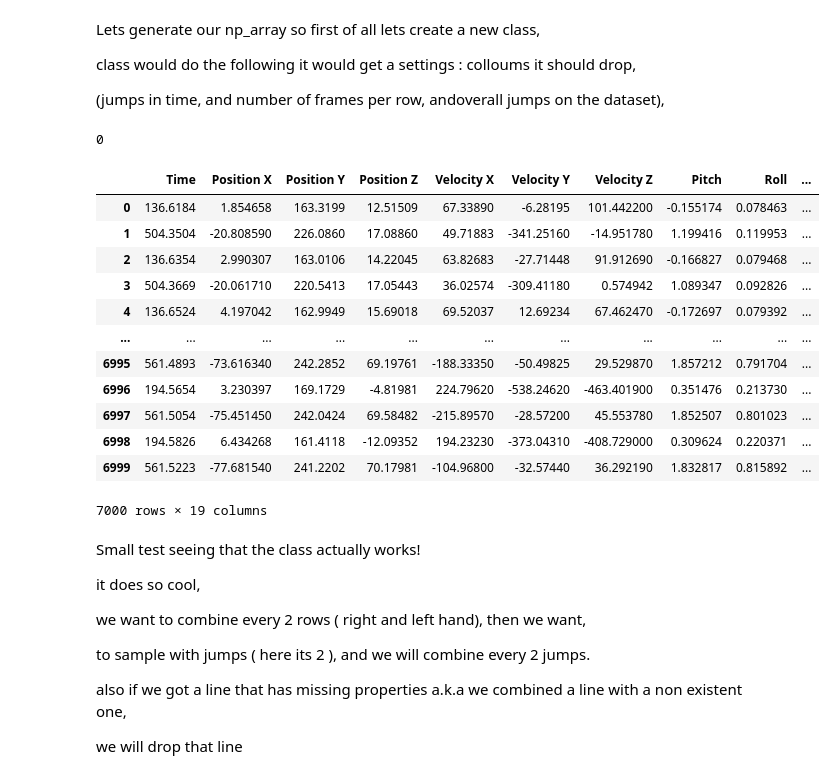
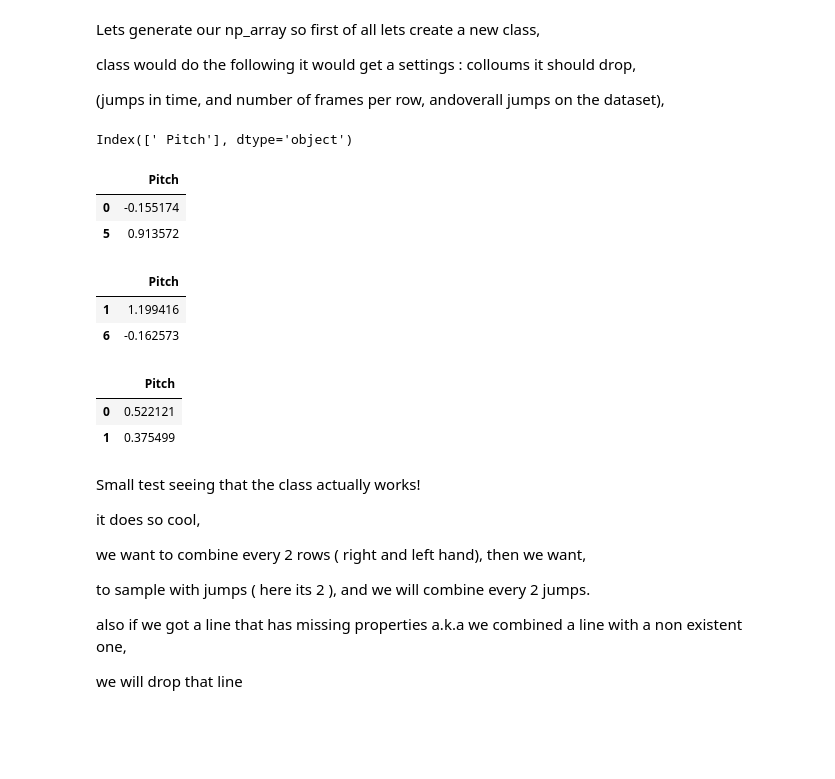
Before and after one commit to mike-tr/ML_uni_project, a Jupyter notebook: hands.ipynb, the cells around one changed output. Cells and saved outputs as stored; diff of their text form; code cells hidden in the pictures; blank space fills up the shorter version.

```diff
--- a/hands.ipynb
+++ b/hands.ipynb
@@ -60,7 +60,7 @@ and we would actually from the get go merge it to the solo hands
 HandRight = pd.read_csv("Unity Data\HandRight.csv")
 #HandRight.head(10)
 # %%
-drop_indecies = [1,2,3] # notice we are droping hands count because this is cheating!
+drop_indecies = [0,1,2] # notice we are droping hands count because this is cheating!
 # %%
 HandRight = HandRight.drop(HandRight.columns[drop_indecies], axis=1)
 HandRight = HandRight.iloc[500:4000]
@@ -96,6 +93,7 @@ def TransformData(df, type):
         df = df.iloc[1000:9000]
         maxX = int(df.shape[0] / 2) * 2
         df = df.iloc[:maxX]
+    df[df.columns[0]] -= 1
     df["state"] = type
     return df
 # %%
@@ -126,7 +124,8 @@ class DataLoader:
         self.dataMerged = pd.concat(li, axis=0, sort=False)
         print(self.dataMerged.shape, v)
 # %%
-training = DataLoader('Unity Data\Training')
+trainSet = DataLoader('Unity Data\Training')
+testSet = DataLoader('Unity Data\Validation')
 # %% [output]
 loading in Unity Data\Training\Evyatar Cohen :
 loaded  Unity Data\Training\Evyatar Cohen\Evyatar636771052727603804Spontan.csv 1
@@ -170,30 +187,33 @@ class would do the following it would get a settings : colloums it should drop,
 # %%
 # k = training.dataRaw[4].iloc[1:2*2+1:2,:].to_numpy()
 # w = training.dataRaw[4].iloc[:2*2:2,:].to_numpy()
 # k
 # w
 
 # np.concatenate((k, w), axis=0)
 
-training.dataRaw[4]['state'][0]
+#training.dataRaw[4]['state'][0]
 
-training.dataRaw[4].drop('state', axis=1)
+w1 =  trainSet.dataRaw[4].iloc[::5,[7]][:2]
+w2 = trainSet.dataRaw[4].iloc[1::5,[7]][:2]
 
-training.dataRaw[]
+w1.columns
+w1
+w2
+w3 = pd.concat([w1.reset_index(drop=True), w2.reset_index(drop=True)], axis = 1)
+w3.groupby(lambda x:x, axis=1).mean()
+
+#training.dataRaw[4].drop('state', axis=1)
 # %% [output]
-0
+Index([' Pitch'], dtype='object')
-|  | Time | Position X | Position Y | Position Z | Velocity X | Velocity Y | Velocity Z | Pitch | Roll | ... |
-| 0 | 136.6184 | 1.854658 | 163.3199 | 12.51509 | 67.33890 | -6.28195 | 101.442200 | -0.155174 | 0.078463 | ... |
-| 1 | 504.3504 | -20.808590 | 226.0860 | 17.08860 | 49.71883 | -341.25160 | -14.951780 | 1.199416 | 0.119953 | ... |
-| 2 | 136.6354 | 2.990307 | 163.0106 | 14.22045 | 63.82683 | -27.71448 | 91.912690 | -0.166827 | 0.079468 | ... |
-| 3 | 504.3669 | -20.061710 | 220.5413 | 17.05443 | 36.02574 | -309.41180 | 0.574942 | 1.089347 | 0.092826 | ... |
-| 4 | 136.6524 | 4.197042 | 162.9949 | 15.69018 | 69.52037 | 12.69234 | 67.462470 | -0.172697 | 0.079392 | ... |
-| ... | ... | ... | ... | ... | ... | ... | ... | ... | ... | ... |
-| 6995 | 561.4893 | -73.616340 | 242.2852 | 69.19761 | -188.33350 | -50.49825 | 29.529870 | 1.857212 | 0.791704 | ... |
-| 6996 | 194.5654 | 3.230397 | 169.1729 | -4.81981 | 224.79620 | -538.24620 | -463.401900 | 0.351476 | 0.213730 | ... |
-| 6997 | 561.5054 | -75.451450 | 242.0424 | 69.58482 | -215.89570 | -28.57200 | 45.553780 | 1.852507 | 0.801023 | ... |
-| 6998 | 194.5826 | 6.434268 | 161.4118 | -12.09352 | 194.23230 | -373.04310 | -408.729000 | 0.309624 | 0.220371 | ... |
-| 6999 | 561.5223 | -77.681540 | 241.2202 | 70.17981 | -104.96800 | -32.57440 | 36.292190 | 1.832817 | 0.815892 | ... |
+|  | Pitch |
+| 0 | -0.155174 |
+| 5 | 0.913572 |
-7000 rows × 19 columns
+|  | Pitch |
+| 1 | 1.199416 |
+| 6 | -0.162573 |
+|  | Pitch |
+| 0 | 0.522121 |
+| 1 | 0.375499 |
 # %%
 class DataToNP:
```
Also changed, not shown: parts of 25 cells of this notebook, 2 other files.
